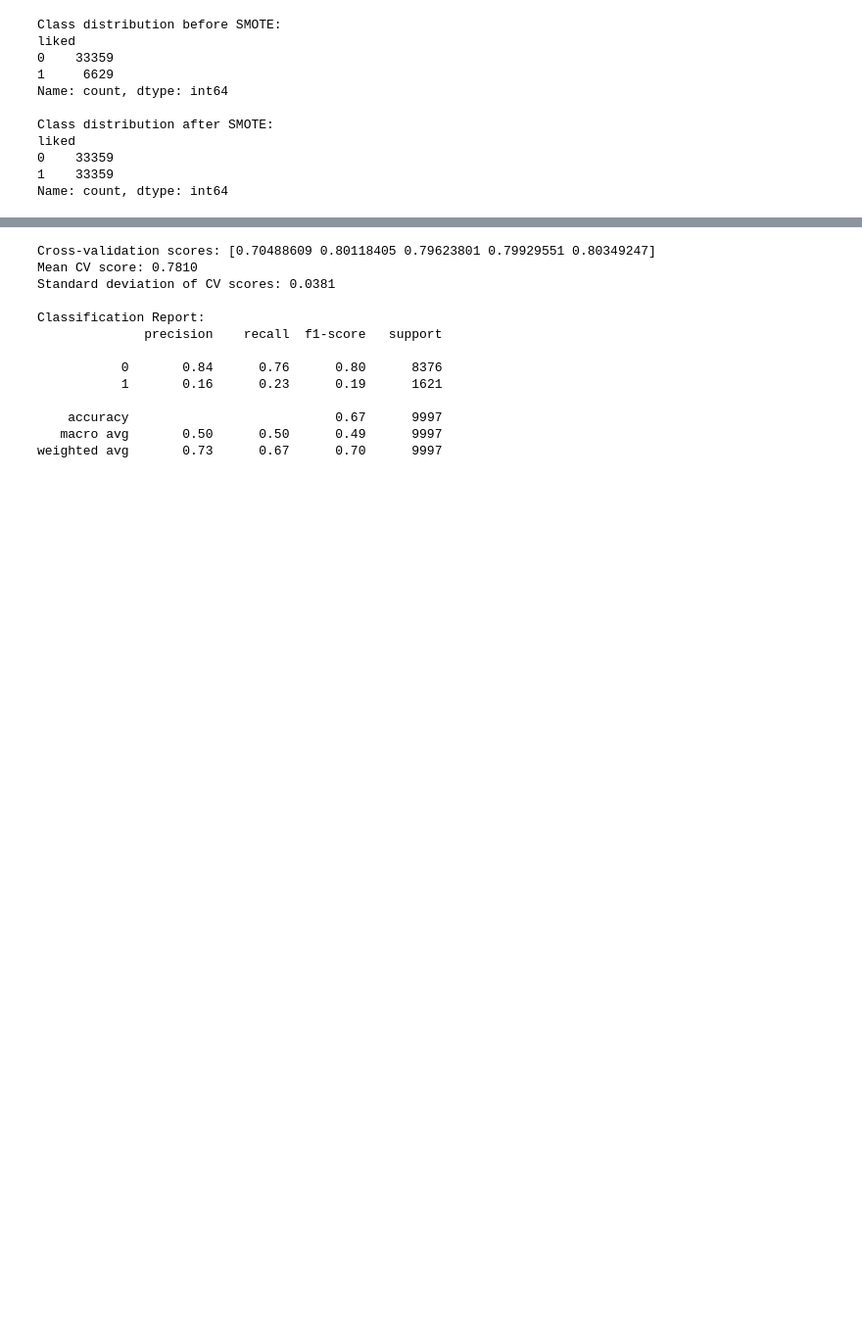
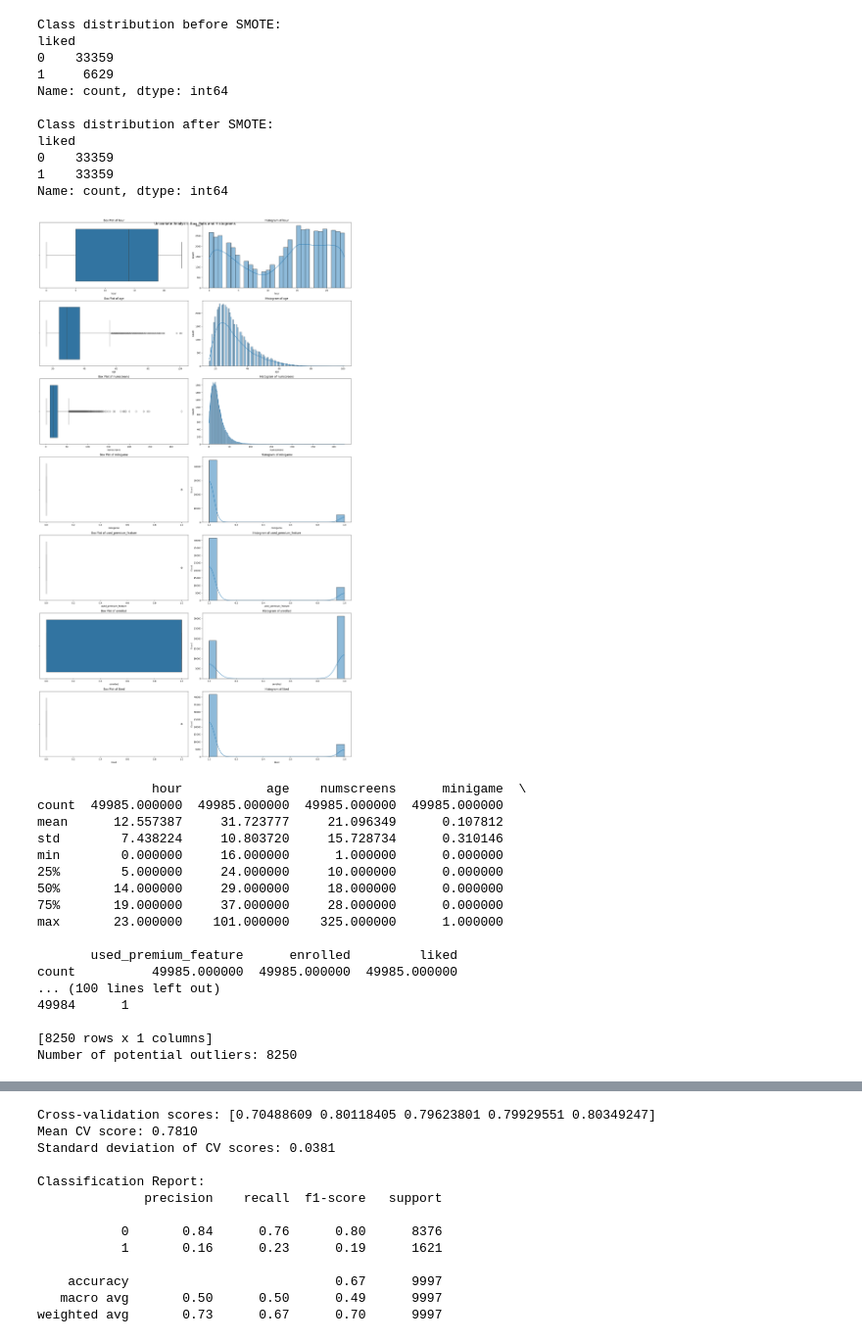
Before and after one commit to ericmuga253/ML_1, a Jupyter notebook: capstone.ipynb, the cells around one changed output, grey strips where cells are left out. Shown at 98% size. Saved outputs shown, nothing was run; the diff lists cells and outputs as text; code cells hidden in the pictures; blank space fills up the shorter version.

```diff
--- a/capstone.ipynb
+++ b/capstone.ipynb
@@ -277,6 +278,69 @@ liked
 0    33359
 1    33359
 Name: count, dtype: int64
+# %%
+
+
+# Select numeric columns
+numeric_columns = df.select_dtypes(include=[np.number]).columns
+
+# Set up the matplotlib figure
+fig, axes = plt.subplots(len(numeric_columns), 2, figsize=(20, 5*len(numeric_columns)))
+fig.suptitle('Univariate Analysis: Box Plots and Histograms', fontsize=16)
+
+# Loop through each numeric column
+for i, column in enumerate(numeric_columns):
+    # Box plot
+    sns.boxplot(x=df[column], ax=axes[i, 0])
+    axes[i, 0].set_title(f'Box Plot of {column}')
+    axes[i, 0].set_xlabel(column)
+
+    # Histogram
+    sns.histplot(df[column], kde=True, ax=axes[i, 1])
+    axes[i, 1].set_title(f'Histogram of {column}')
+    axes[i, 1].set_xlabel(column)
+
+plt.tight_layout()
+plt.show()
+
+# Print summary statistics
+print(df[numeric_columns].describe())
+
+# Identify potential outliers using IQR method
+def identify_outliers(df, column):
+    Q1 = df[column].quantile(0.25)
+    Q3 = df[column].quantile(0.75)
+    IQR = Q3 - Q1
+    lower_bound = Q1 - 1.5 * IQR
+    upper_bound = Q3 + 1.5 * IQR
+    outliers = df[(df[column] < lower_bound) | (df[column] > upper_bound)]
+    return outliers
+
+# Print outliers for each numeric column
+for column in numeric_columns:
+    outliers = identify_outliers(df, column)
+    print(f"\nPotential outliers in {column}:")
+    print(outliers[[column]])
+    print(f"Number of potential outliers: {len(outliers)}")
+# %% [output]
+[figure, added]
+               hour           age    numscreens      minigame  \
+count  49985.000000  49985.000000  49985.000000  49985.000000
+mean      12.557387     31.723777     21.096349      0.107812
+std        7.438224     10.803720     15.728734      0.310146
+min        0.000000     16.000000      1.000000      0.000000
+25%        5.000000     24.000000     10.000000      0.000000
+50%       14.000000     29.000000     18.000000      0.000000
+75%       19.000000     37.000000     28.000000      0.000000
+max       23.000000    101.000000    325.000000      1.000000
+
+       used_premium_feature      enrolled         liked
+count          49985.000000  49985.000000  49985.000000
+... (100 lines left out)
+49984      1
+
+[8250 rows x 1 columns]
+Number of potential outliers: 8250
 # %%
 
 
```
Also changed, not shown: parts of 4 cells of this notebook.
